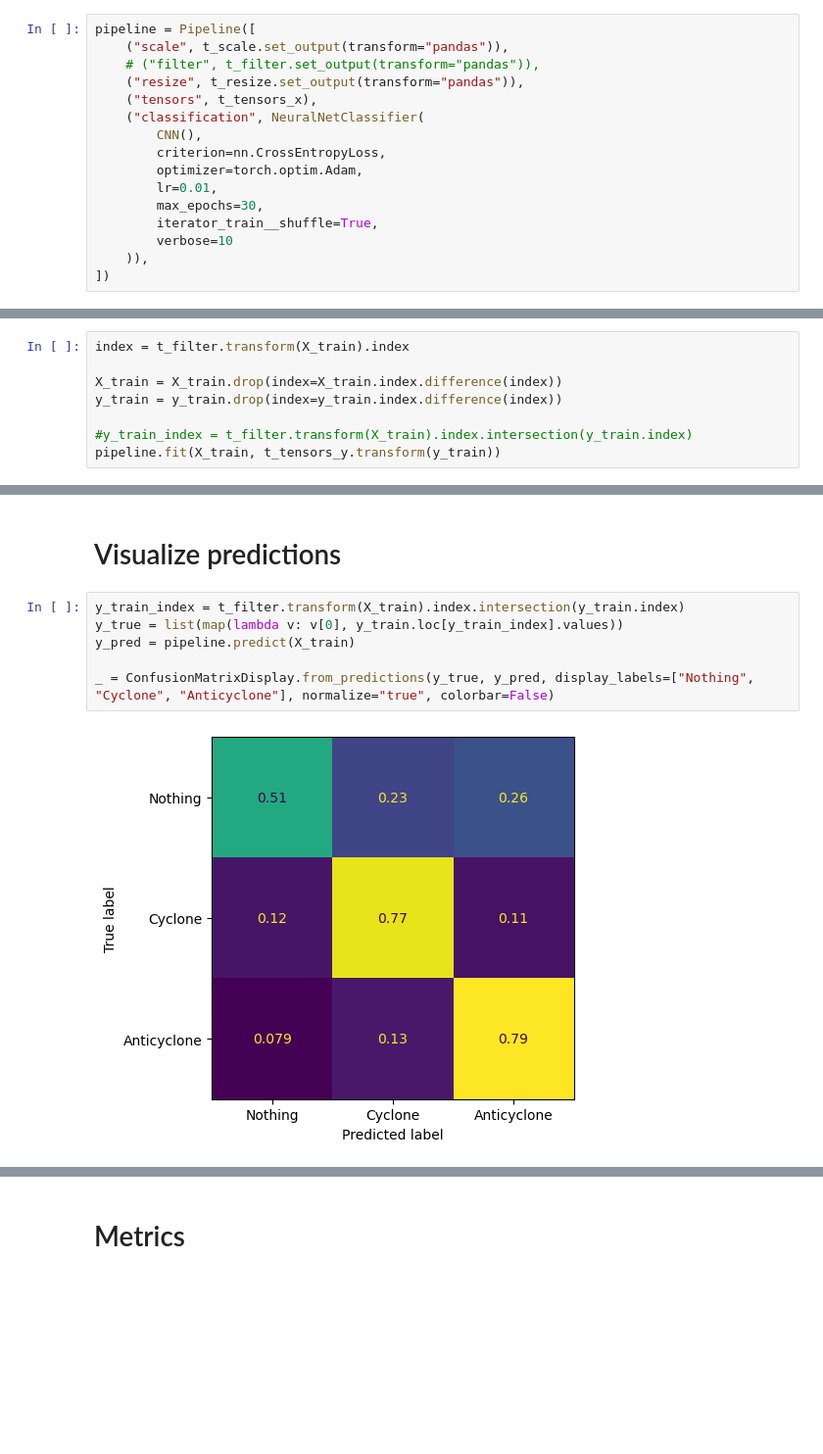
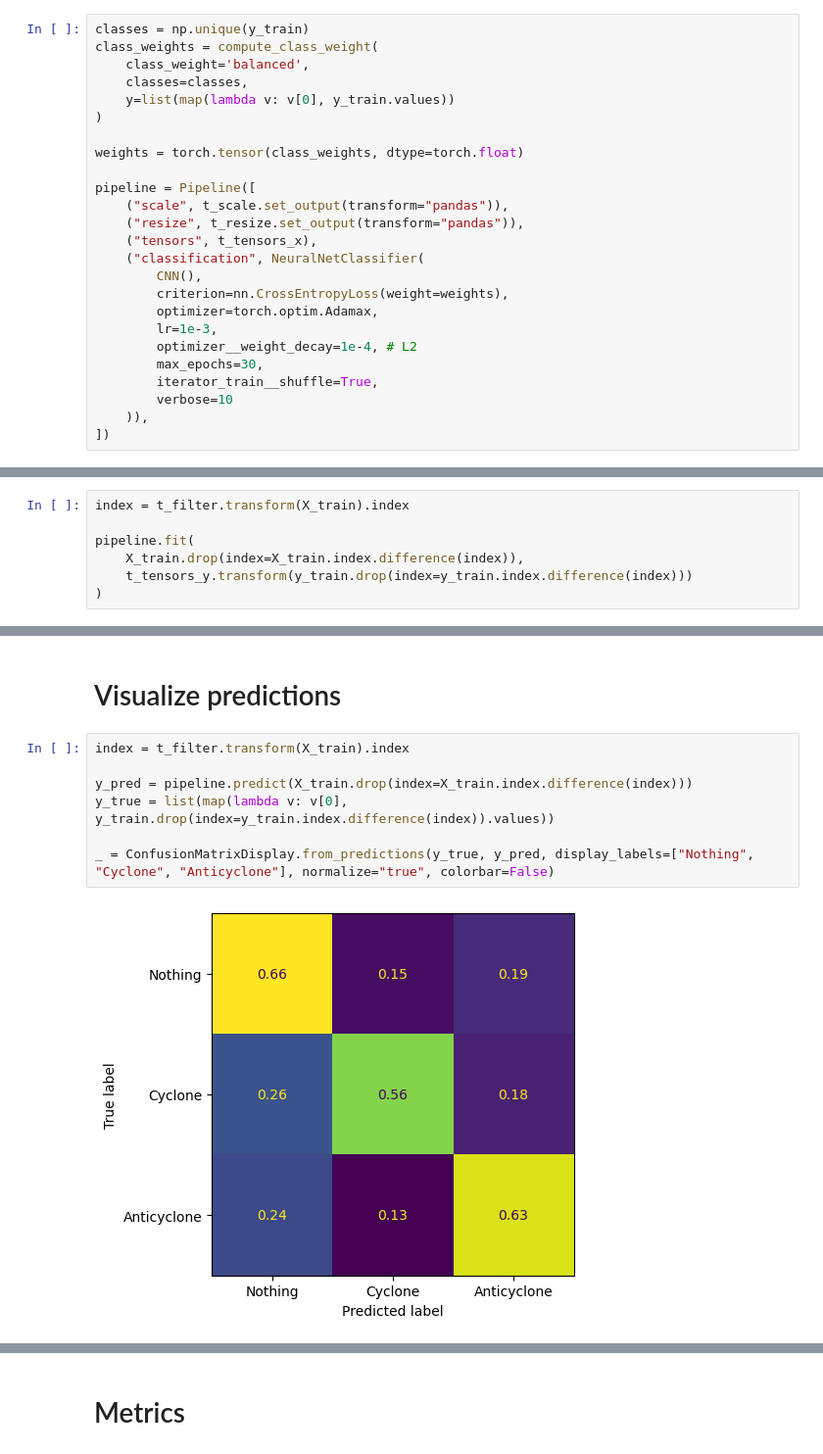
Before and after one commit to jonassterud/OCES5303_A3, a Jupyter notebook: ass3_oces5303_21335836.ipynb, the cells around one changed output, grey strips where cells are left out. Shown at 98% size. Saved outputs shown, nothing was run; the diff lists cells and outputs as text; blank space fills up the shorter version.

```diff
--- a/ass3_oces5303_21335836.ipynb
+++ b/ass3_oces5303_21335836.ipynb
@@ -648,16 +612,25 @@ class CNN(nn.Module):
 # %% [markdown]
 <h1>Pipeline</h1>
 # %%
+classes = np.unique(y_train)
+class_weights = compute_class_weight(
+    class_weight='balanced',
+    classes=classes,
+    y=list(map(lambda v: v[0], y_train.values))
+)
+
+weights = torch.tensor(class_weights, dtype=torch.float)
+
 pipeline = Pipeline([
     ("scale", t_scale.set_output(transform="pandas")),
-    # ("filter", t_filter.set_output(transform="pandas")),
     ("resize", t_resize.set_output(transform="pandas")),
     ("tensors", t_tensors_x),
     ("classification", NeuralNetClassifier(
         CNN(),
-        criterion=nn.CrossEntropyLoss,
-        optimizer=torch.optim.Adam,
-        lr=0.01,
+        criterion=nn.CrossEntropyLoss(weight=weights),
+        optimizer=torch.optim.Adamax,
+        lr=1e-3,
+        optimizer__weight_decay=1e-4, # L2
         max_epochs=30,
         iterator_train__shuffle=True,
         verbose=10
@@ -668,9 +643,8 @@ pipeline = Pipeline([
 # %%
 index = t_filter.transform(X_train).index
 
-X_train = X_train.drop(index=X_train.index.difference(index))
-y_train = y_train.drop(index=y_train.index.difference(index))
-
-#y_train_index = t_filter.transform(X_train).index.intersection(y_train.index)
-pipeline.fit(X_train, t_tensors_y.transform(y_train))
+pipeline.fit(
+    X_train.drop(index=X_train.index.difference(index)),
+    t_tensors_y.transform(y_train.drop(index=y_train.index.difference(index)))
+)
 # %% [output]
@@ -700,10 +703,11 @@ visualize_loss(pipeline)
 # %% [markdown]
 # Visualize predictions
 # %%
-y_train_index = t_filter.transform(X_train).index.intersection(y_train.index)
-y_true = list(map(lambda v: v[0], y_train.loc[y_train_index].values))
-y_pred = pipeline.predict(X_train)
+index = t_filter.transform(X_train).index
+
+y_pred = pipeline.predict(X_train.drop(index=X_train.index.difference(index)))
+y_true = list(map(lambda v: v[0], y_train.drop(index=y_train.index.difference(index)).values))
 
 _ = ConfusionMatrixDisplay.from_predictions(y_true, y_pred, display_labels=["Nothing", "Cyclone", "Anticyclone"], normalize="true", colorbar=False)
 # %% [output]
-[figure, old version]
+[figure, new version]
```
Also changed, not shown: parts of 24 cells of this notebook, 2 other files.
